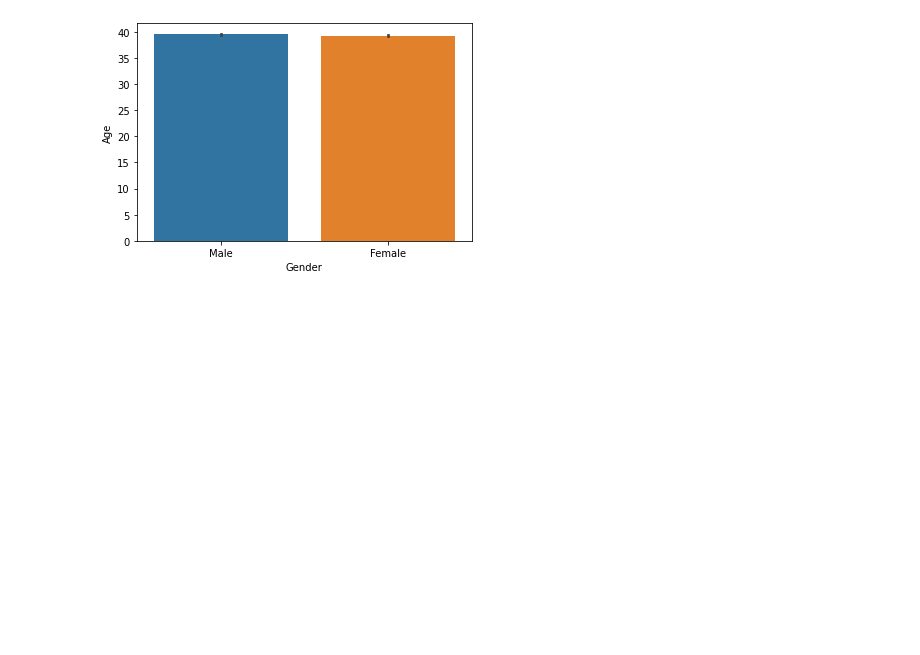
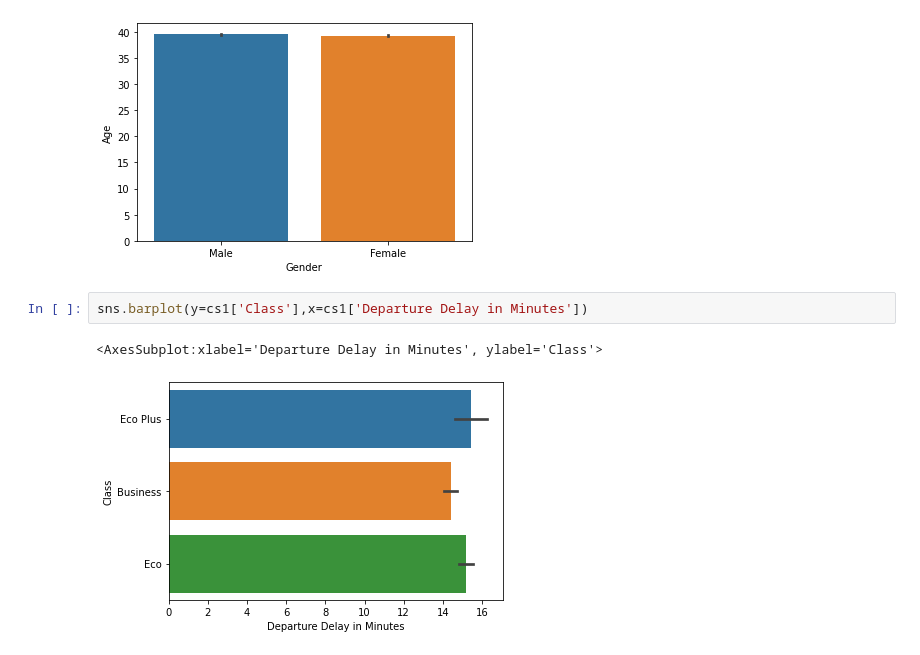
Before and after one commit to Rupesh707/Airline_Passenger_Satisfaction, a Jupyter notebook: Airline_Passenger_Sat.ipynb, the cells around one changed output. Saved outputs shown, nothing was run; the diff lists cells and outputs as text; blank space fills up the shorter version.

Commit message:
Plotting

```diff
--- a/Airline_Passenger_Sat.ipynb
+++ b/Airline_Passenger_Sat.ipynb
@@ -185,3 +185,8 @@ sns.barplot(y=cs1['Age'],x=cs1['Gender'])
 # %% [output]
 <AxesSubplot:xlabel='Gender', ylabel='Age'>
 [figure]
+# %%
+sns.barplot(y=cs1['Class'],x=cs1['Departure Delay in Minutes'])
+# %% [output]
+<AxesSubplot:xlabel='Departure Delay in Minutes', ylabel='Class'>
+[figure, added]
```
